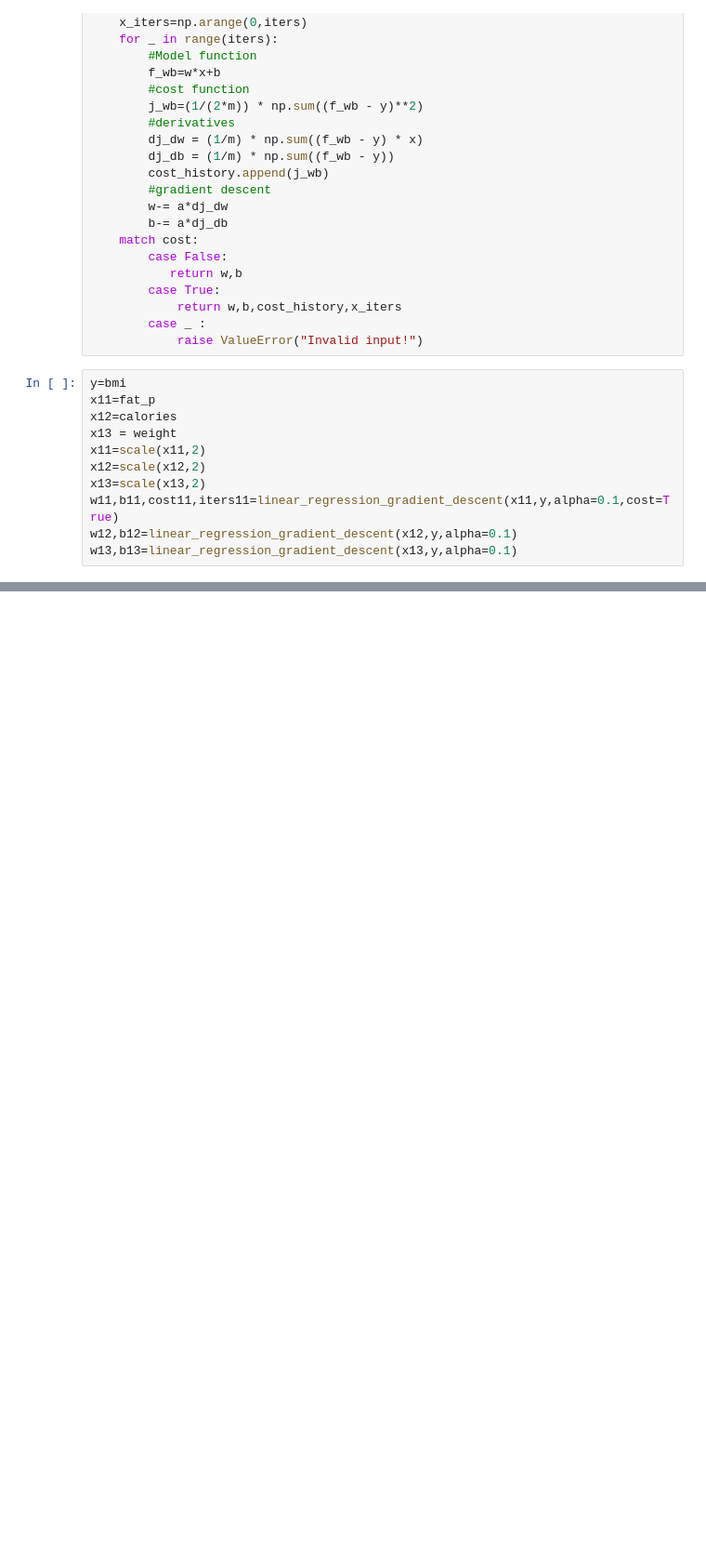
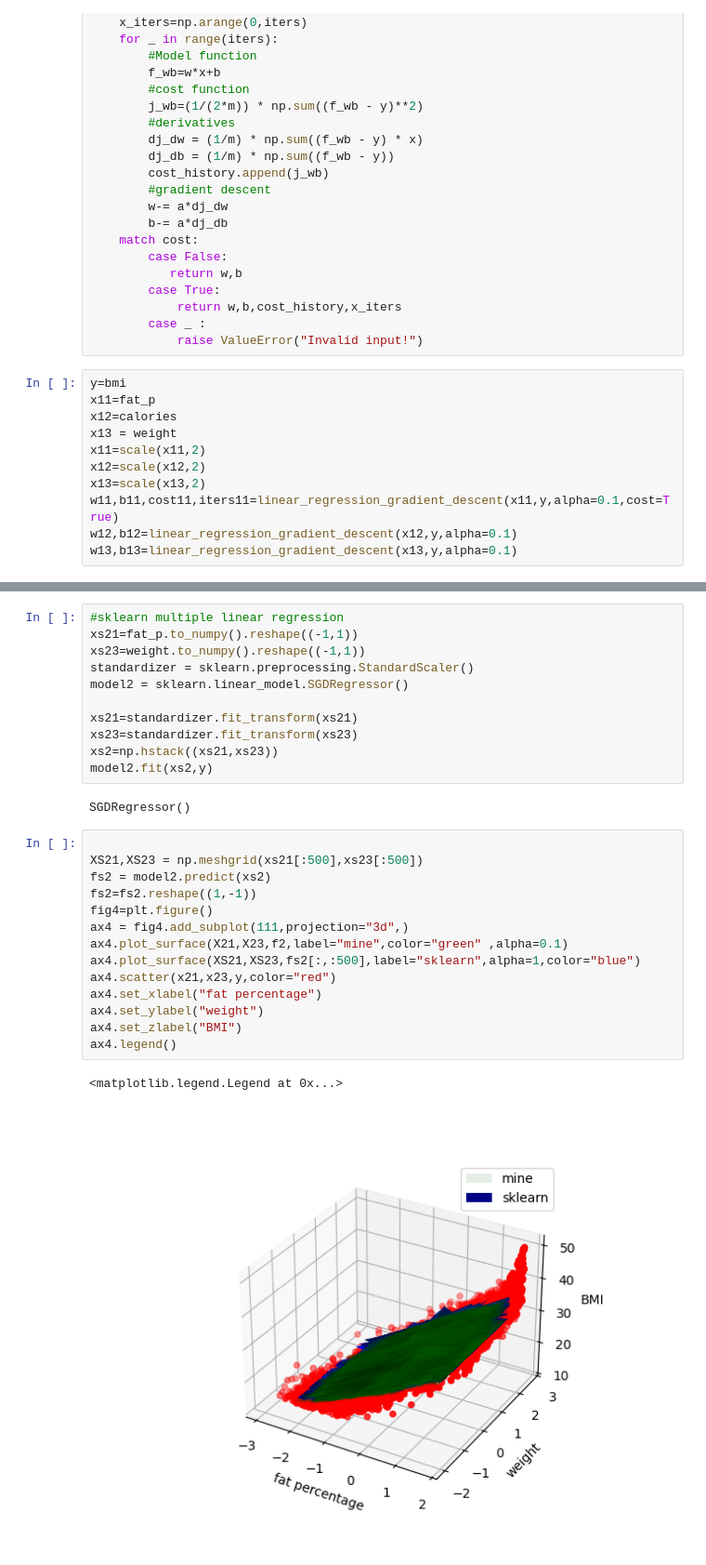
Before and after one commit to Pourixa/life-style-analyze, a Jupyter notebook: main.ipynb, the cells around one changed output, grey strips where cells are left out. Shown: that part at 93% size. Cells and saved outputs as stored; diff of their text form; blank space fills up the shorter version.

```diff
--- a/main.ipynb
+++ b/main.ipynb
@@ -167,0 +243,30 @@ fig2
+# %%
+#sklearn multiple linear regression
+xs21=fat_p.to_numpy().reshape((-1,1))
+xs23=weight.to_numpy().reshape((-1,1))
+standardizer = sklearn.preprocessing.StandardScaler()
+model2 = sklearn.linear_model.SGDRegressor()
+
+xs21=standardizer.fit_transform(xs21)
+xs23=standardizer.fit_transform(xs23)
+xs2=np.hstack((xs21,xs23))
+model2.fit(xs2,y)
+# %% [output]
+SGDRegressor()
+# %%
+
+XS21,XS23 = np.meshgrid(xs21[:500],xs23[:500])
+fs2 = model2.predict(xs2)
+fs2=fs2.reshape((1,-1))
+fig4=plt.figure()
+ax4 = fig4.add_subplot(111,projection="3d",)
+ax4.plot_surface(X21,X23,f2,label="mine",color="green" ,alpha=0.1)
+ax4.plot_surface(XS21,XS23,fs2[:,:500],label="sklearn",alpha=1,color="blue")
+ax4.scatter(x21,x23,y,color="red")
+ax4.set_xlabel("fat percentage")
+ax4.set_ylabel("weight")
+ax4.set_zlabel("BMI")
+ax4.legend()
+# %% [output]
+<matplotlib.legend.Legend at 0x...>
+[figure, added]
```
Also changed, not shown: parts of 10 cells of this notebook.
